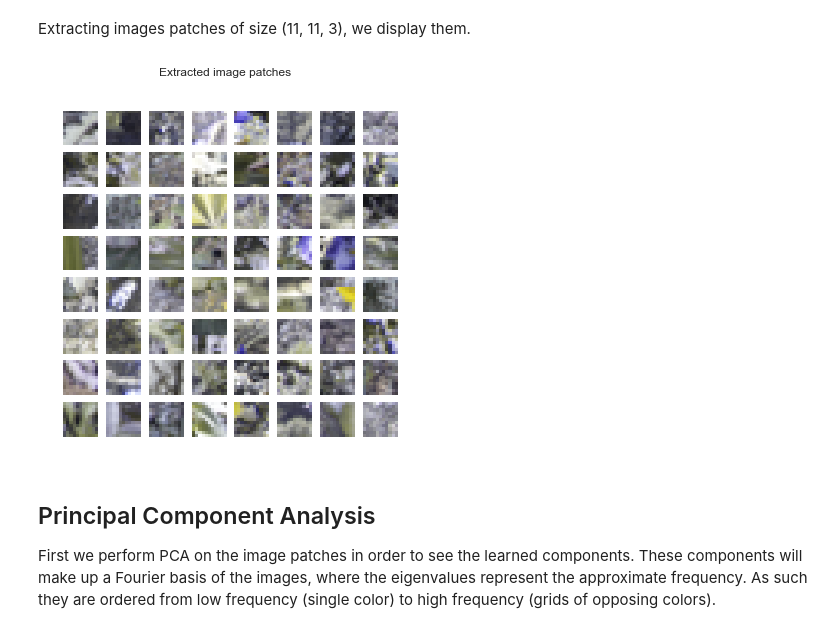
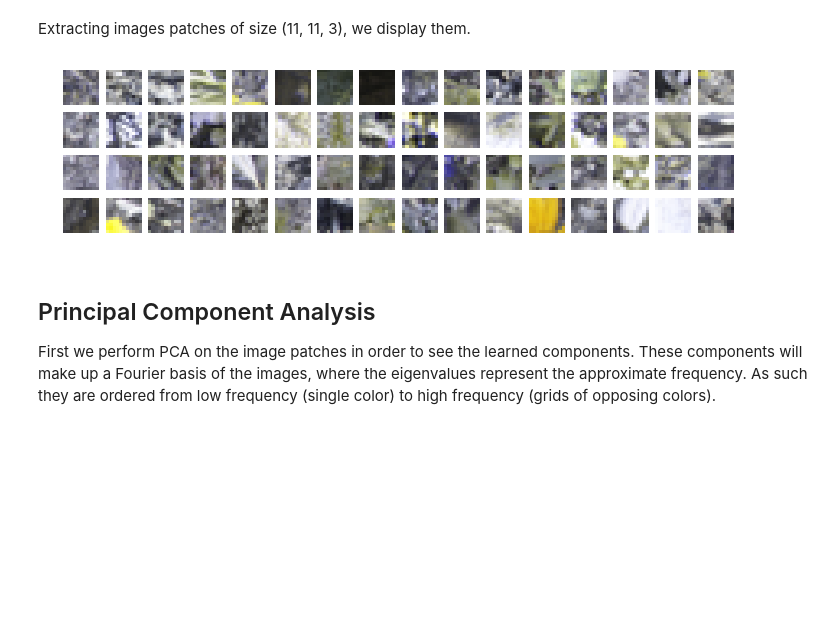
Before and after one commit to wohlert/bayesian-saliency, a Jupyter notebook: ICA.ipynb, the cells around one changed output. Saved outputs shown, nothing was run; the diff lists cells and outputs as text; code cells hidden in the pictures; blank space fills up the shorter version.

```diff
--- a/ICA.ipynb
+++ b/ICA.ipynb
@@ -3,7 +3,7 @@
 import matplotlib.pyplot as plt
 import numpy as np
 from PIL import Image
-plt.style.use("seaborn")
+plt.style.use("ggplot")
 plt.rcParams["figure.figsize"] = (12, 8)
 # %% [markdown]
 # Load the data matrix
@@ -27,7 +27,7 @@ def load_matrix(path):
     image = np.array(image)/255
     return image
 
-base_path = "/Users/jesperwohlerthansen/Downloads/eizaburo-doi-kyoto_natim-c2015ff/osLMS0103-{}.mat"
-images = np.array([load_matrix(base_path.format(i)) for i in range(1, 35)])
+base_path = "./eizaburo-doi-kyoto_natim-c2015ff/osLMS0103-{}.mat"
+images = np.array([load_matrix(base_path.format(i)) for i in range(1, 20)])
 # %% [markdown]
 Extracting images patches of size (11, 11, 3), we display them.
@@ -41,18 +42,26 @@ patches = extract_patches_2d(np.vstack(images[:20]), (size, size), max_patches=5
+# %%
+from features import extract_patches
+from sklearn.feature_extraction.image import extract_patches_2d
+
+# Only use the first 50000 patches
+patches = extract_patches(np.vstack(images), 11)
+# %%
+patches = patches[:, :50000]
 # %%
 n = 8
 
-image_patches = patches#(patches + mean).reshape(-1, size, size, channels)
+display_patches = patches.reshape(-1, 11, 11, 3)
 
-f, axarr = plt.subplots(n, n, figsize=(6, 6))
+f, axarr = plt.subplots(4, 16, figsize=(12, 3))
 
 for i in range(n**2):
-    axarr[i//n, i%n].imshow(image_patches[i])
-    axarr[i//n, i%n].axis("off")
+    axarr[i//16, i%16].imshow(display_patches[np.random.randint(50000)])
+    axarr[i//16, i%16].axis("off")
 
-f.suptitle("Extracted image patches")
-plt.show()
+#f.suptitle("Extracted image patches")
+plt.savefig("extracted.png")
 # %% [output]
-[figure, old version]
+[figure, new version]
 # %% [markdown]
 ## Principal Component Analysis
 
```
Also changed, not shown: parts of 11 cells of this notebook, 3 other files.
